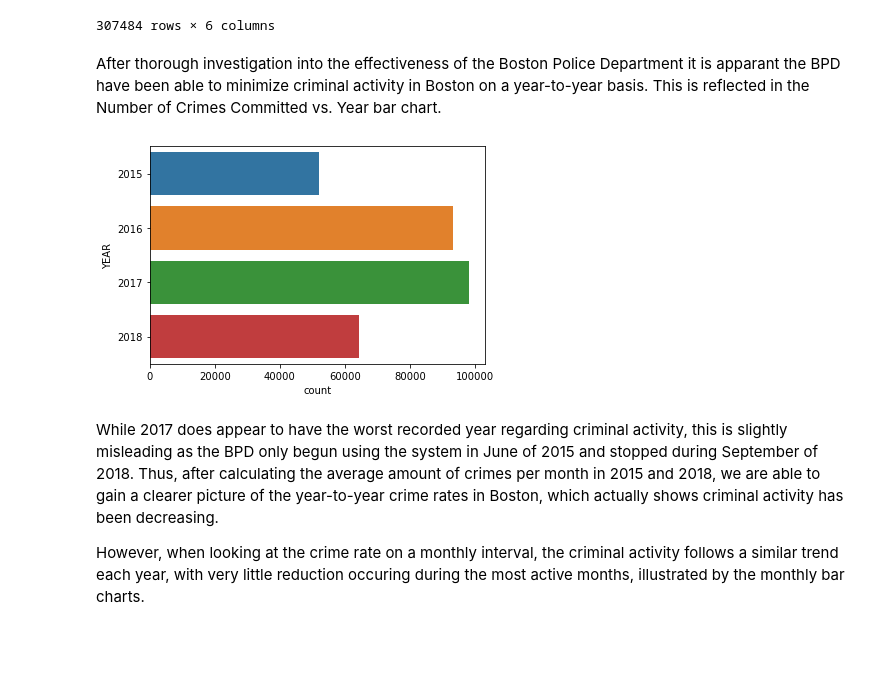
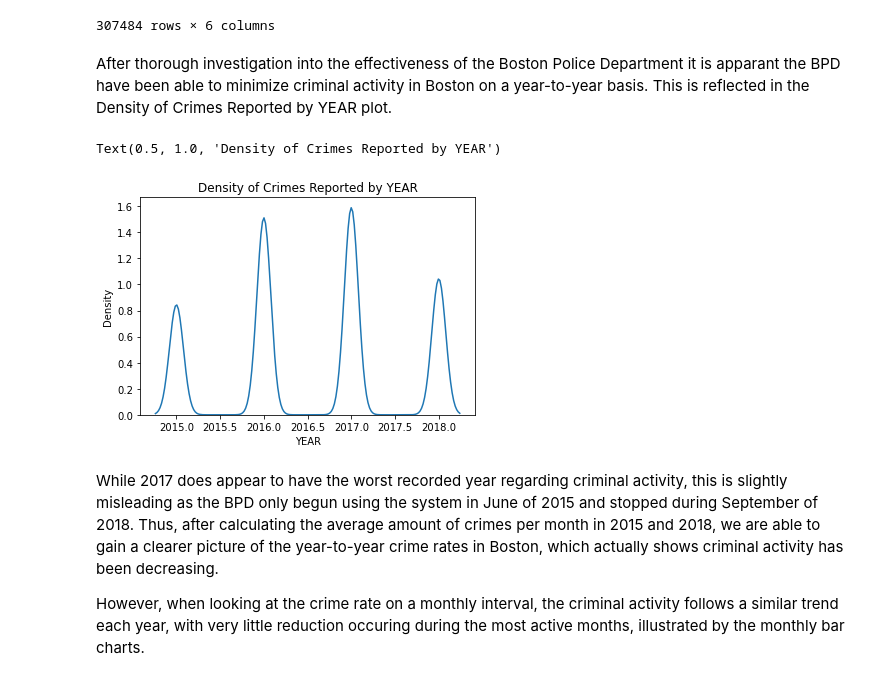
Before and after one commit to data301-2021-winter1/project-group42-project, a Jupyter notebook: notebooks/Reece1/Reece_Analysis.ipynb, the cells around one changed output. Drawn from its saved outputs; the diff is of its cells as text; code cells hidden in the pictures; blank space fills up the shorter version.

```diff
--- a/notebooks/Reece1/Reece_Analysis.ipynb
+++ b/notebooks/Reece1/Reece_Analysis.ipynb
@@ -26,11 +26,13 @@ df
 | 319072 | Warrant Arrests | D4 | N | 2015 | 6 | WASHINGTON ST |
 307484 rows × 6 columns
 # %% [markdown]
-After thorough investigation into the effectiveness of the Boston Police Department it is apparant the BPD have been able to minimize criminal activity in Boston on a year-to-year basis. This is reflected in the Number of Crimes Committed vs. Year bar chart.
+After thorough investigation into the effectiveness of the Boston Police Department it is apparant the BPD have been able to minimize criminal activity in Boston on a year-to-year basis. This is reflected in the Density of Crimes Reported by YEAR plot.
 # %%
-countVsYear = sns.countplot(y ='YEAR', data = df)
+a4_dims = (20, 10)
+sns.kdeplot(df['YEAR']).set_title('Density of Crimes Reported by YEAR')
 # %% [output]
+Text(0.5, 1.0, 'Density of Crimes Reported by YEAR')
-[figure, old version]
+[figure, new version]
 # %% [markdown]
 While 2017 does appear to have the worst recorded year regarding criminal activity, this is slightly misleading as the BPD only begun using the system in June of 2015 and stopped during September of 2018. Thus, after calculating the average amount of crimes per month in 2015 and 2018, we are able to gain a clearer picture of the year-to-year crime rates in Boston, which actually shows criminal activity has been decreasing.
 
```
Also changed, not shown: parts of 1 cell of this notebook, 3 other files.
